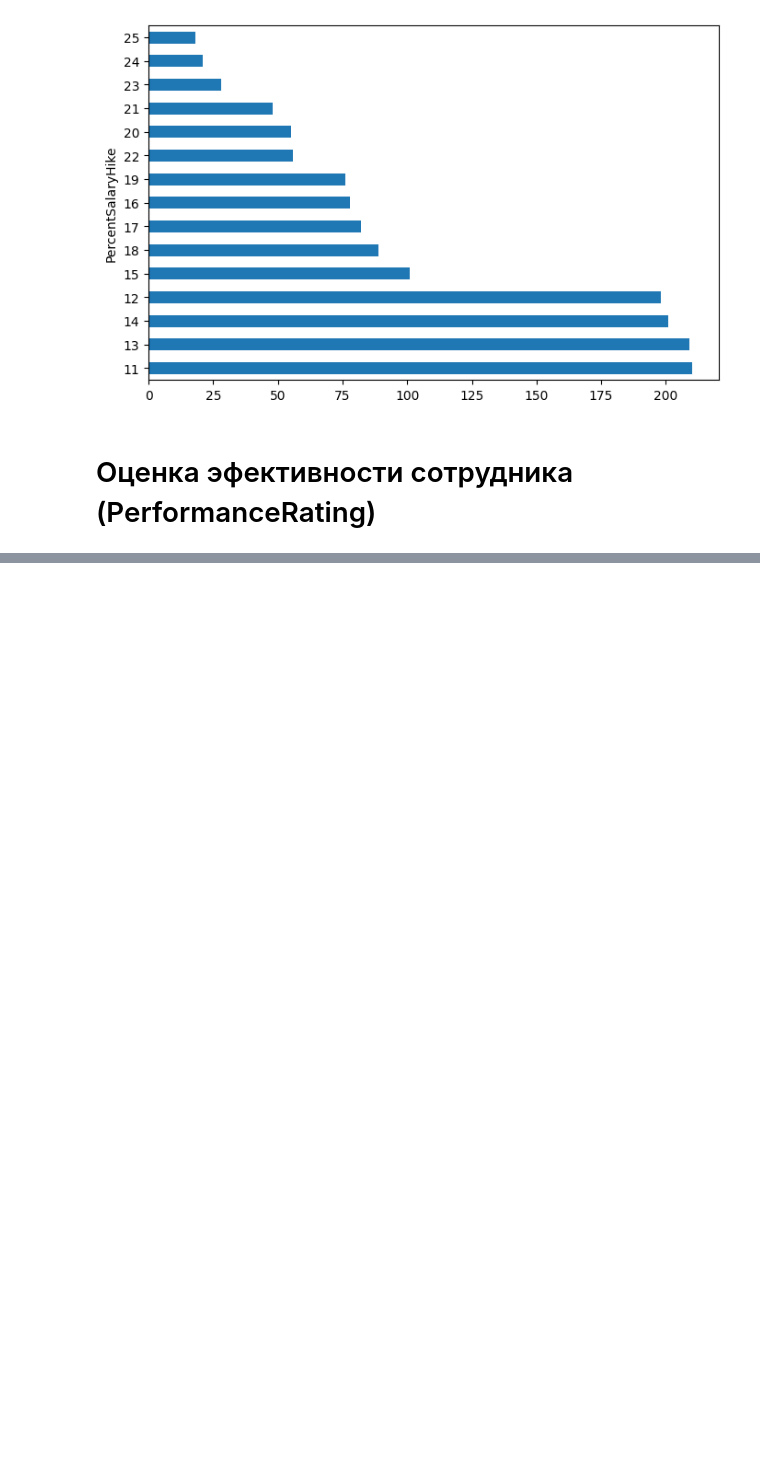
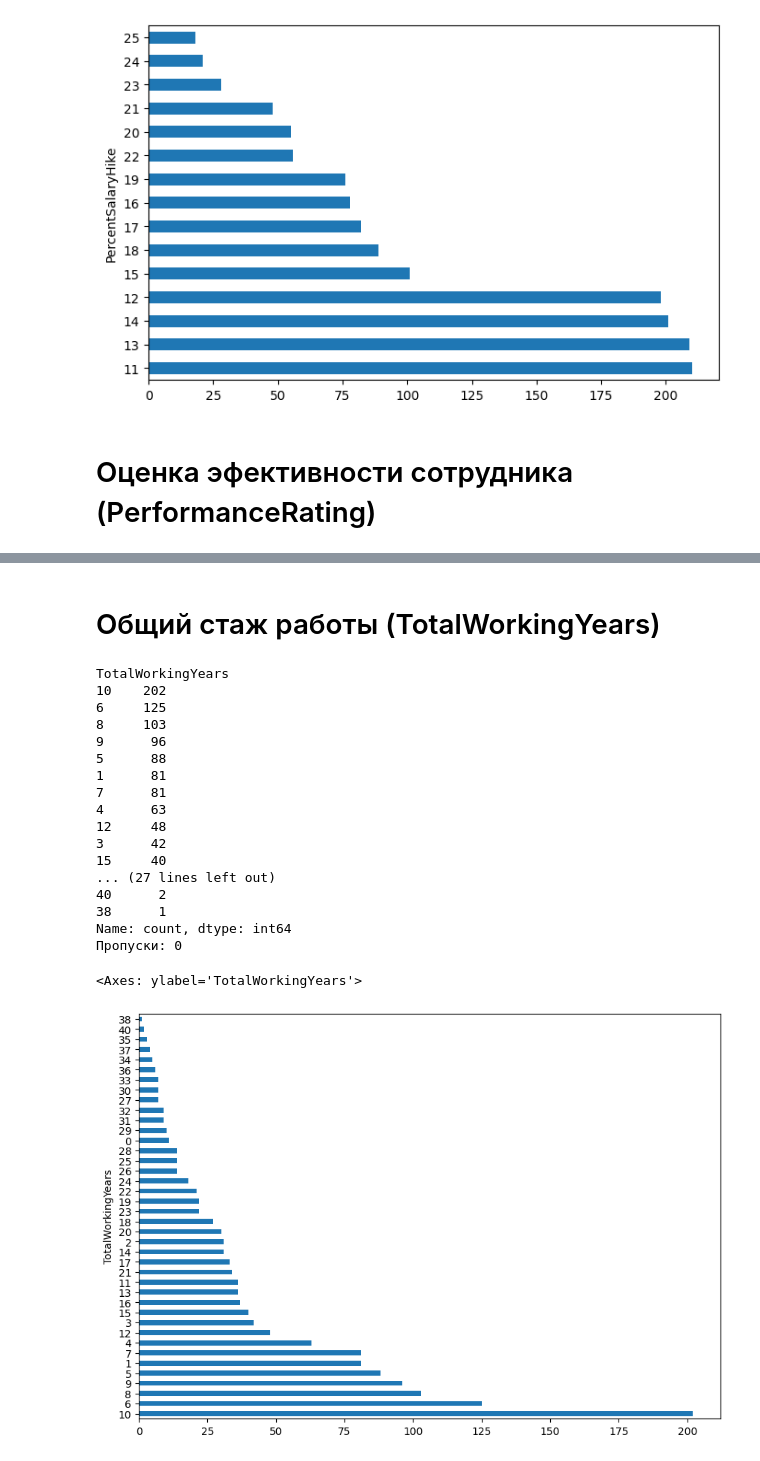
Before and after one commit to svinoczarITMO/s7-da-lab1, a Jupyter notebook: hranalytics.ipynb, the cells around one changed output, grey strips where cells are left out. Drawn from its saved outputs; the diff is of its cells as text; code cells hidden in the pictures; blank space fills up the shorter version.

```diff
--- a/hranalytics.ipynb
+++ b/hranalytics.ipynb
@@ -679,0 +733,27 @@ Name: count, dtype: int64
+# %% [markdown]
+# Общий стаж работы (TotalWorkingYears)
+# %%
+print(df['TotalWorkingYears'].value_counts())
+print("Пропуски:", sum(pd.isnull(df['TotalWorkingYears'])))
+
+df['TotalWorkingYears'].value_counts().plot(kind='barh', figsize=(10, 7))
+# %% [output]
+TotalWorkingYears
+10    202
+6     125
+8     103
+9      96
+5      88
+1      81
+7      81
+4      63
+12     48
+3      42
+15     40
+... (27 lines left out)
+40      2
+38      1
+Name: count, dtype: int64
+Пропуски: 0
+<Axes: ylabel='TotalWorkingYears'>
+[figure, added]
```
Also changed, not shown: parts of 19 cells of this notebook.
